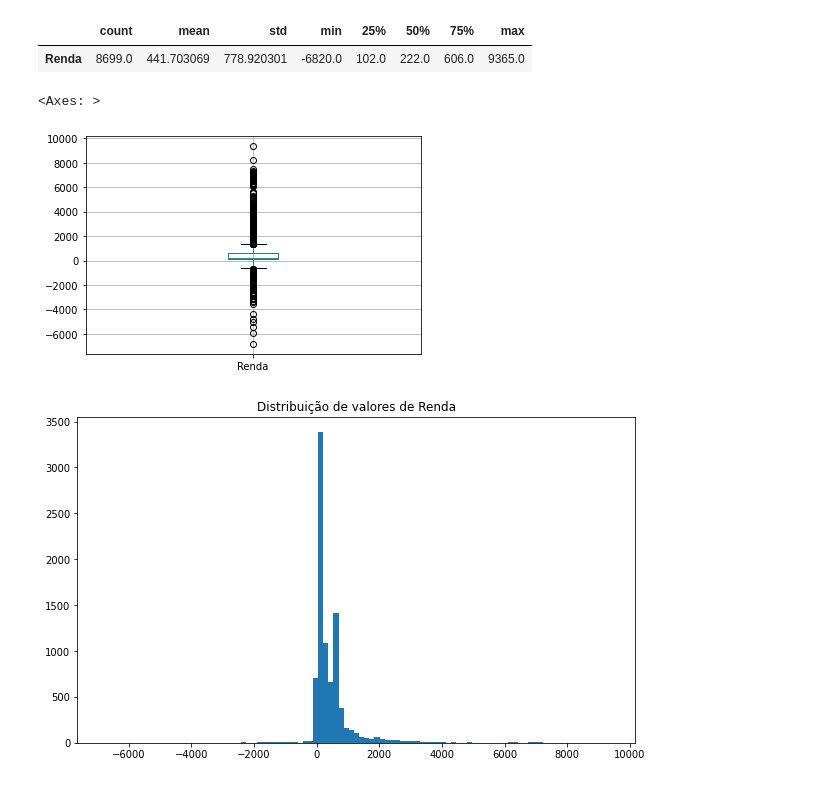
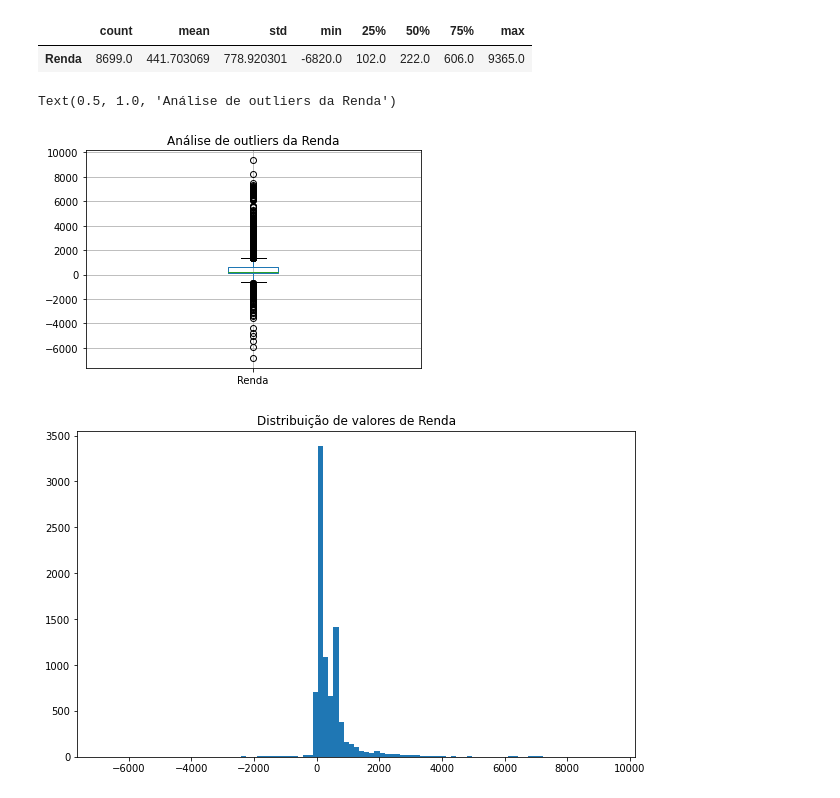
Before and after one commit to insper-classroom/23-1a-cd-p2-anderson_samuel_vinicius, a Jupyter notebook: Relatório.ipynb, the cells around one changed output. Cells and saved outputs as stored; diff of their text form; code cells hidden in the pictures.

```diff
--- a/Relatório.ipynb
+++ b/Relatório.ipynb
@@ -1007,9 +1040,10 @@ responsaveis_df.Renda.describe().to_frame().transpose()
 | Renda | 8699.0 | 441.703069 | 778.920301 | -6820.0 | 102.0 | 222.0 | 606.0 | 9365.0 |
 # %%
 responsaveis_df.boxplot(column='Renda')
+plt.title("Análise de outliers da Renda")
 # %% [output]
-<Axes: >
+Text(0.5, 1.0, 'Análise de outliers da Renda')
-[figure, old version]
+[figure, new version]
 # %%
 BINS = np.linspace(-6820, 9365, 100)
 plt.figure(figsize=(10,6))
```
Also changed, not shown: parts of 53 cells of this notebook.
